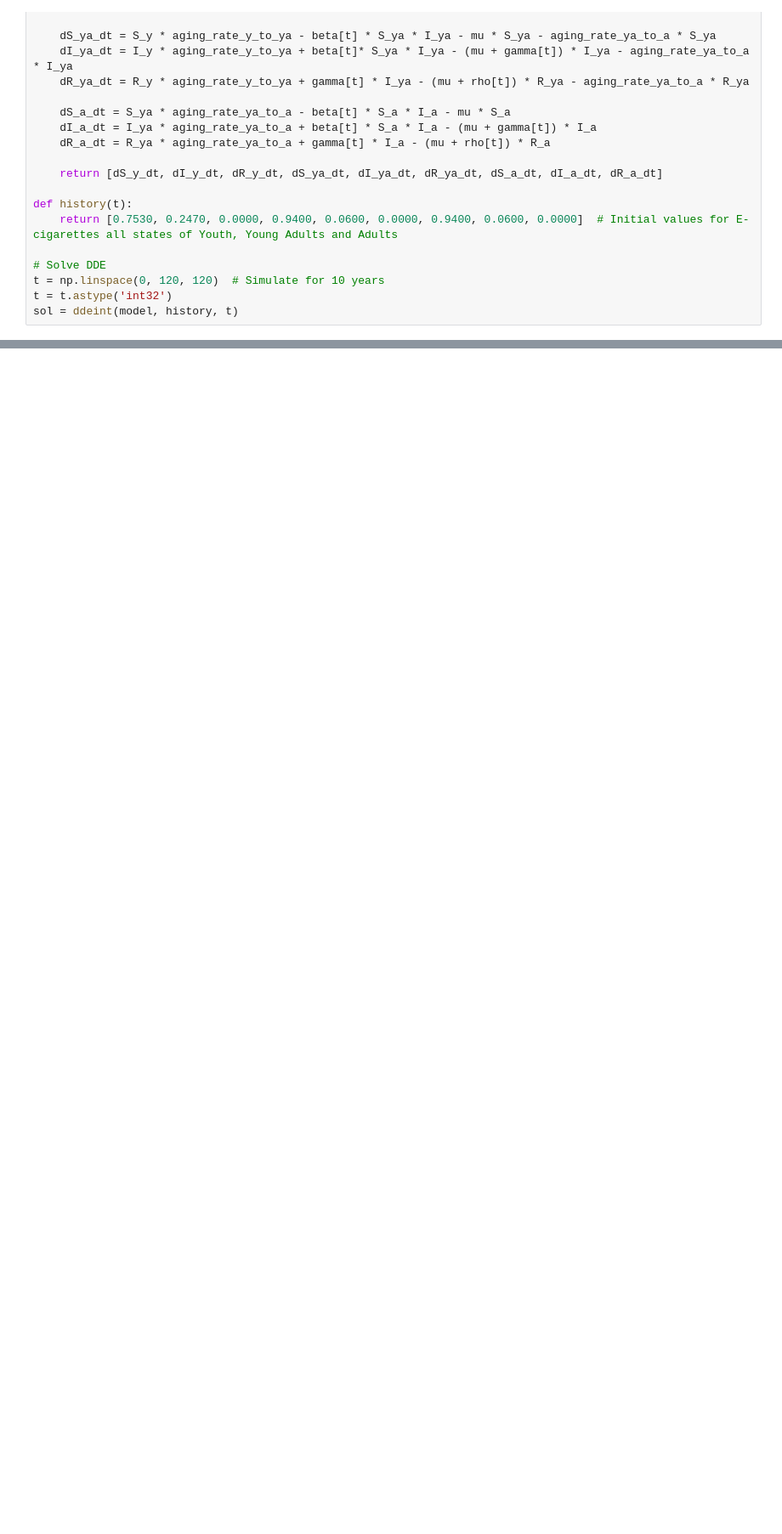
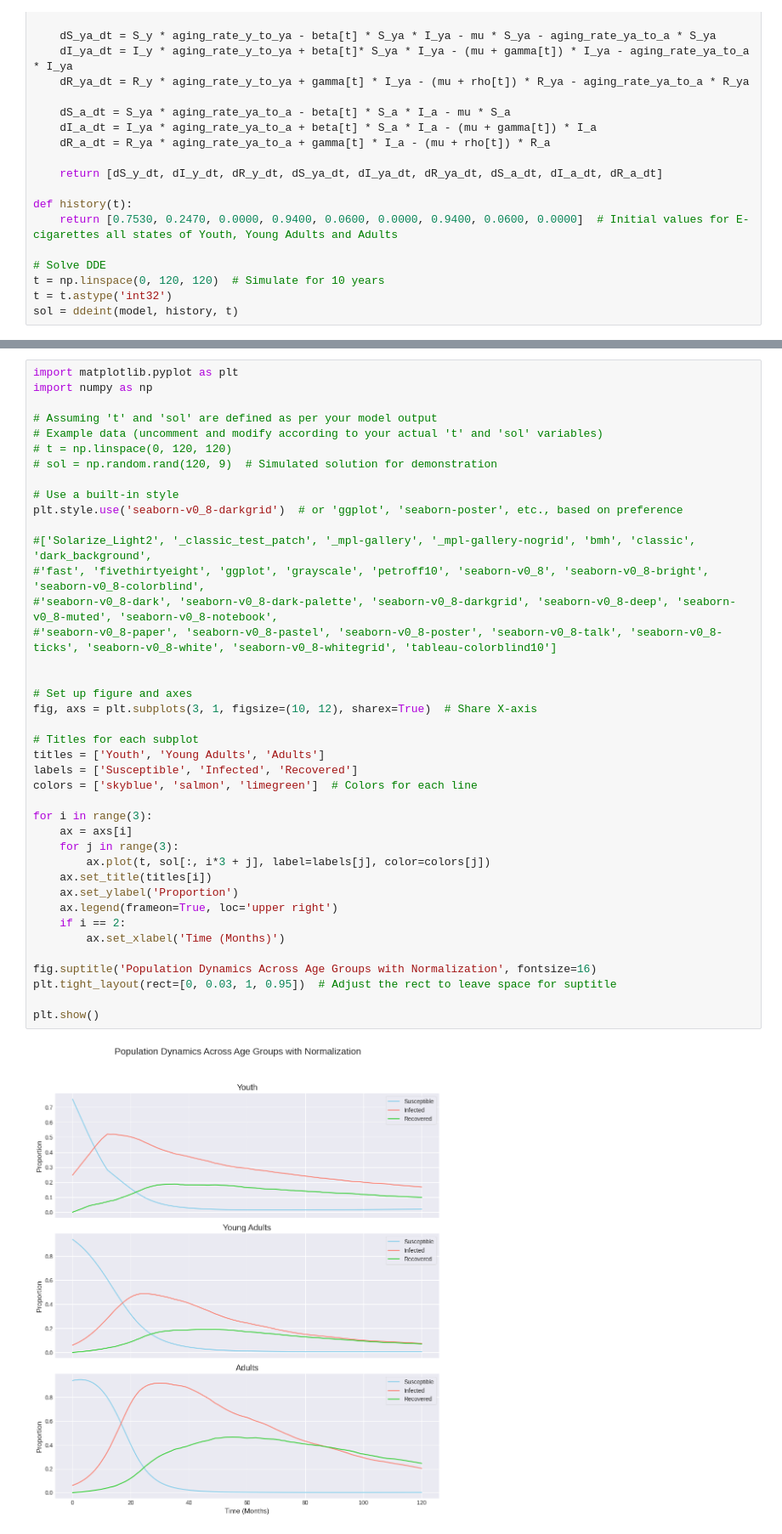
Before and after one commit to revak18/nicotine_use_mathmodel, a Jupyter notebook: NicotineUse_SIR_DDE_Model.ipynb, the cells around one changed output, grey strips where cells are left out. Shown at 85% size. Cells and saved outputs as stored; diff of their text form; blank space fills up the shorter version.

```diff
--- a/NicotineUse_SIR_DDE_Model.ipynb
+++ b/NicotineUse_SIR_DDE_Model.ipynb
@@ -682,0 +251,42 @@ plt.show()
+# %%
+import matplotlib.pyplot as plt
+import numpy as np
+
+# Assuming 't' and 'sol' are defined as per your model output
+# Example data (uncomment and modify according to your actual 't' and 'sol' variables)
+# t = np.linspace(0, 120, 120)
+# sol = np.random.rand(120, 9)  # Simulated solution for demonstration
+
+# Use a built-in style
+plt.style.use('seaborn-v0_8-darkgrid')  # or 'ggplot', 'seaborn-poster', etc., based on preference
+
+#['Solarize_Light2', '_classic_test_patch', '_mpl-gallery', '_mpl-gallery-nogrid', 'bmh', 'classic', 'dark_background',
+#'fast', 'fivethirtyeight', 'ggplot', 'grayscale', 'petroff10', 'seaborn-v0_8', 'seaborn-v0_8-bright', 'seaborn-v0_8-colorblind',
+#'seaborn-v0_8-dark', 'seaborn-v0_8-dark-palette', 'seaborn-v0_8-darkgrid', 'seaborn-v0_8-deep', 'seaborn-v0_8-muted', 'seaborn-v0_8-notebook',
+#'seaborn-v0_8-paper', 'seaborn-v0_8-pastel', 'seaborn-v0_8-poster', 'seaborn-v0_8-talk', 'seaborn-v0_8-ticks', 'seaborn-v0_8-white', 'seaborn-v0_8-whitegrid', 'tableau-colorblind10']
+
+
+# Set up figure and axes
+fig, axs = plt.subplots(3, 1, figsize=(10, 12), sharex=True)  # Share X-axis
+
+# Titles for each subplot
+titles = ['Youth', 'Young Adults', 'Adults']
+labels = ['Susceptible', 'Infected', 'Recovered']
+colors = ['skyblue', 'salmon', 'limegreen']  # Colors for each line
+
+for i in range(3):
+    ax = axs[i]
+    for j in range(3):
+        ax.plot(t, sol[:, i*3 + j], label=labels[j], color=colors[j])
+    ax.set_title(titles[i])
+    ax.set_ylabel('Proportion')
+    ax.legend(frameon=True, loc='upper right')
+    if i == 2:
+        ax.set_xlabel('Time (Months)')
+
+fig.suptitle('Population Dynamics Across Age Groups with Normalization', fontsize=16)
+plt.tight_layout(rect=[0, 0.03, 1, 0.95])  # Adjust the rect to leave space for suptitle
+
+plt.show()
+# %% [output]
+[figure, added]
```
Also changed, not shown: parts of 8 cells of this notebook.
